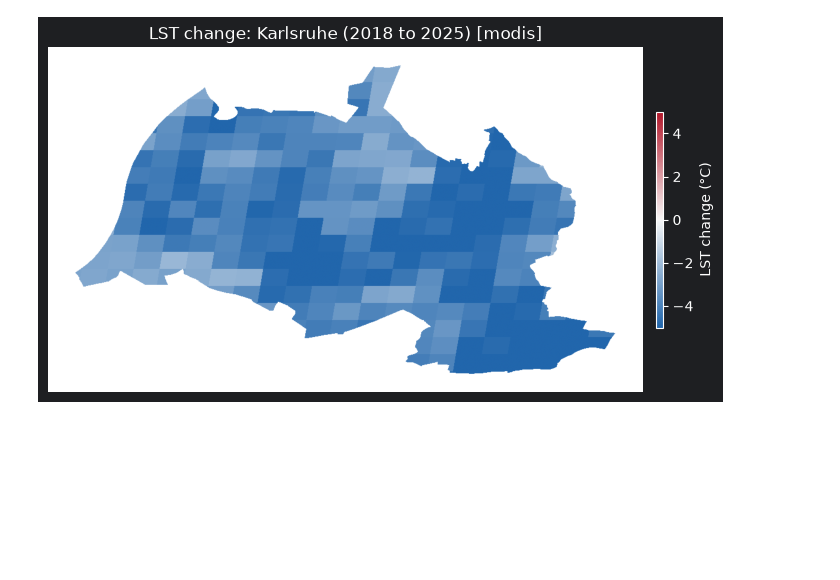
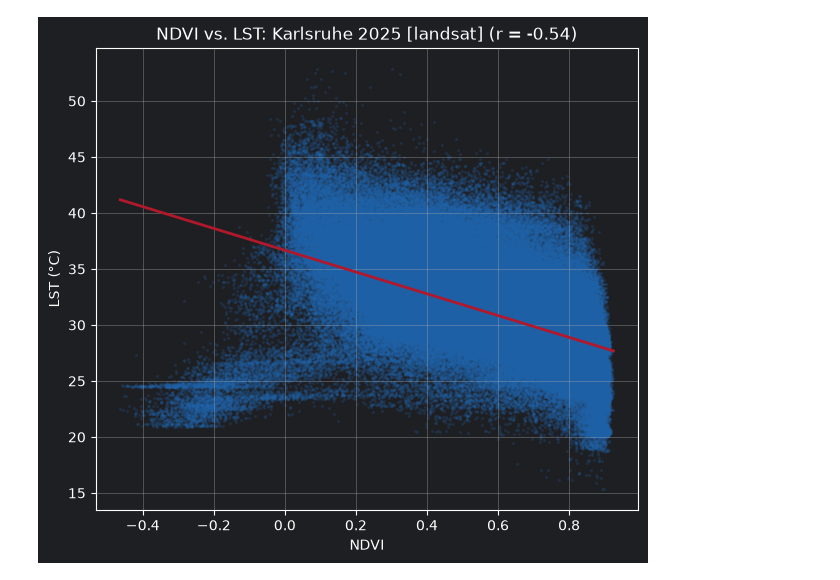
Before and after one commit to satvik007vk/city_landscape_change, a Jupyter notebook: src/visualise/visualise.ipynb, the cells around one changed output. Saved outputs shown, nothing was run; the diff lists cells and outputs as text; code cells hidden in the pictures; blank space fills up the shorter version.

Commit message:
feat: add UHI and LST NDVI correlation

```diff
--- a/src/visualise/visualise.ipynb
+++ b/src/visualise/visualise.ipynb
@@ -130,13 +145,4 @@ plot_index_trend(years, mean_values, CITY.name, index=index)
 # %%
-aoi = load_city_aoi(CITY.name)
-INDEX_DIFF_PALETTES = {
-    "NDVI": ["#a50026", "#ffffbf", "#1a9850"],  # red = vegetation loss, green = gain
-    "NDWI": ["#8c510a", "#f5f5f5", "#01665e"],  # brown = water loss, teal = gain
-    # green = less built-up, red = more built-up
-    "NDBI": ["#1a9850", "#f7f7f7", "#a50026"],
-}
-
-
 def compute_index_diff(
     aoi: ee.Geometry, start_year: int, end_year: int, index: str
 ) -> ee.Image:
@@ -198,4 +204,4 @@ def show_index_diff_static(
     plt.show()
 
 
-show_index_diff_static(aoi, START_YEAR, END_YEAR, index)
+# show_index_diff_static(aoi, START_YEAR, END_YEAR, index)
@@ -259,7 +254,4 @@ plot_lst_trend(years, mean_values, CITY.name)
 # %%
-LST_DIFF_PALETTE = ["#2166ac", "#f7f7f7", "#b2182b"]  # blue = cooling, red = warming
-
-
 def compute_lst_diff(
     aoi: ee.Geometry, start_year: int, end_year: int, source: str = "landsat"
 ) -> ee.Image:
@@ -300,8 +292,31 @@ def show_lst_diff_static(
     plt.show()
 
 
-show_lst_diff_static(
-    aoi, START_YEAR, END_YEAR, source=LST_SOURCE_BY_CITY.get(CITY.name, "landsat")
-)
+# show_lst_diff_static(aoi, START_YEAR, END_YEAR, source=lst_source)
-# %% [output]
-[figure, removed]
+# %%
+from src.urban_heat_island import compute_lst_index_correlation
+
+
+def plot_lst_index_scatter(data: dict, city_name: str, source: str = "landsat") -> None:
+    x, y = data["index_values"], data["lst_values"]
+    slope, intercept = np.polyfit(x, y, 1)
+    x_line = np.linspace(x.min(), x.max(), 100)
+
+    plt.figure(figsize=(7, 6))
+    plt.scatter(x, y, s=2, alpha=0.15, color="#2166ac")
+    plt.plot(x_line, slope * x_line + intercept, color="#b2182b", linewidth=2)
+    plt.xlabel(data["index"])
+    plt.ylabel("LST (°C)")
+    plt.title(
+        f"{data['index']} vs. LST: {city_name} {data['year']} "
+        f"[{source}] (r = {data['correlation']:.2f})"
+    )
+    plt.grid(True)
+    plt.show()
+
+
+lst_source = "landsat"
+corr_data = compute_lst_index_correlation(aoi, 2025, "NDVI", source=lst_source)
+plot_lst_index_scatter(corr_data, CITY.name, source=lst_source)
+# %% [output]
+[figure, added]
```
Also changed, not shown: parts of 6 cells of this notebook, 2 other files.
